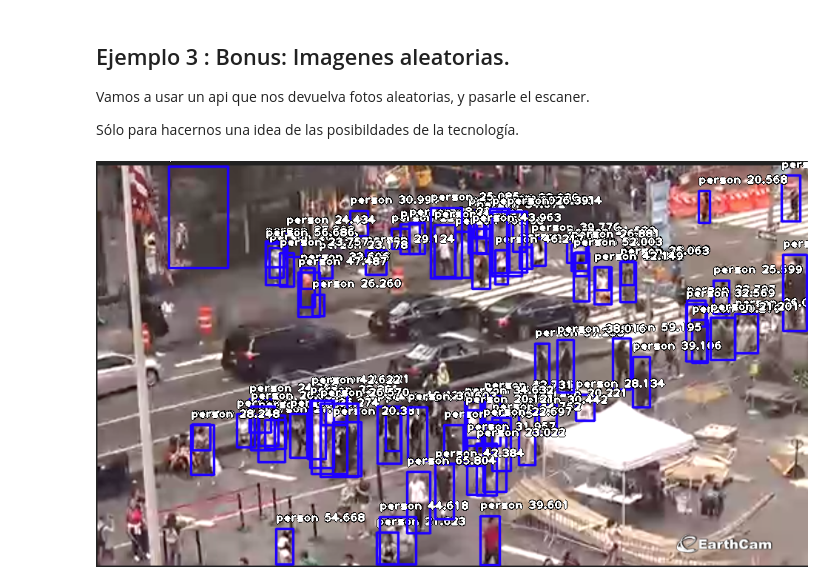
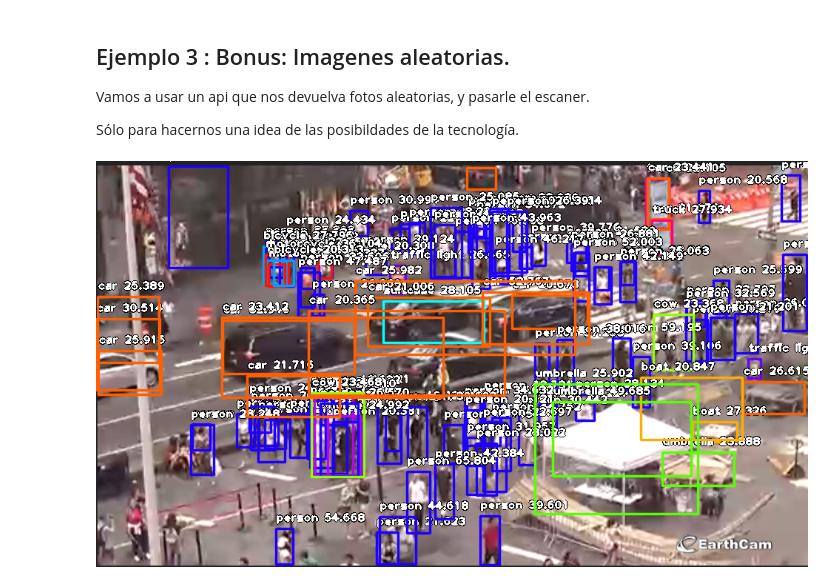
Before and after one commit to jaimevalero/python-machine-learning-book-2nd-edition, a Jupyter notebook: ejercicios/Ejercicio 18 - Computer vision.ipynb, the cells around one changed output. Cells and saved outputs as stored; diff of their text form; code cells hidden in the pictures.

```diff
--- a/ejercicios/Ejercicio 18 - Computer vision.ipynb
+++ b/ejercicios/Ejercicio 18 - Computer vision.ipynb
@@ -188,29 +196,28 @@ Sólo para hacernos una idea de las posibildades de la tecnología.
 # %%
 from imageai.Detection import ObjectDetection
 import os
 
 MINIMUN_PROBABILITY = 20
 execution_path = os.getcwd()
 
 # Cargamos el modelo
 detector = ObjectDetection()
 detector.setModelTypeAsRetinaNet()
 detector.setModelPath( os.path.join(execution_path , "models/resnet50_coco_best_v2.0.1.h5"))
 detector.loadModel()
 # Que solo detecte personas
 custom_objects = detector.CustomObjects(person=True, car=False)
 # Lanzamos el detector sobre la imagen
 detections = detector.detectCustomObjectsFromImage(input_image=os.path.join(execution_path , "images/crowd.png"),
                                                    output_image_path=os.path.join(execution_path , "images/crowd_people.png"),
-                                                   custom_objects=custom_objects,
                                                    minimum_percentage_probability=MINIMUN_PROBABILITY)
 
 # Mostrar resultados
 from IPython.display import Image
 from IPython.core.display import HTML
 Image(filename= "./images/crowd_people.png")
 # %% [output]
-[figure, old version]
+[figure, new version]
 # %%
 from IPython.display import Image
 from IPython.core.display import HTML
```
Also changed, not shown: parts of 9 cells of this notebook, 21 other files.
